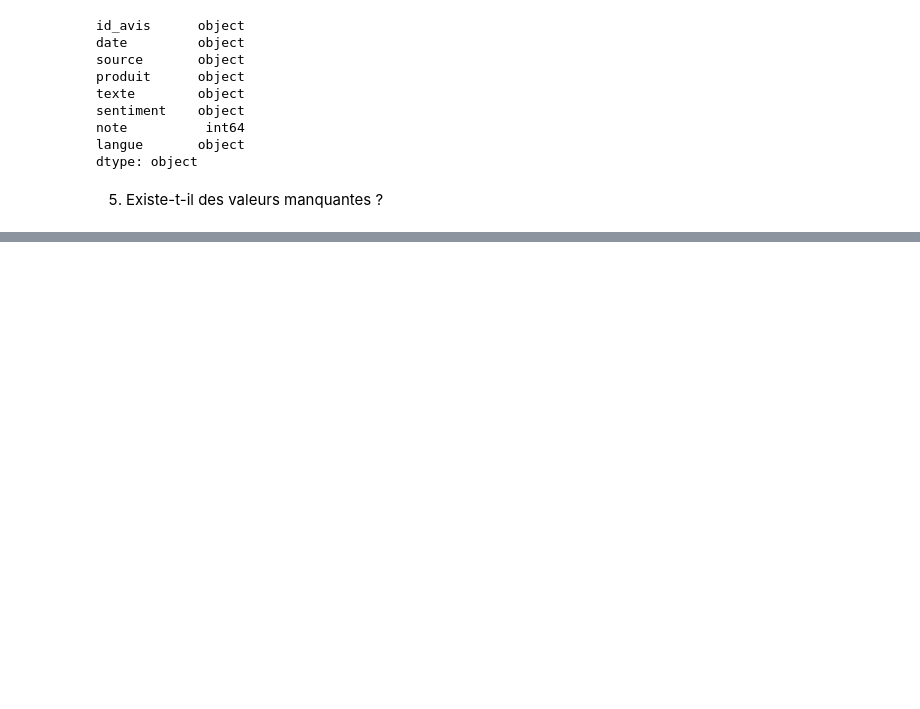
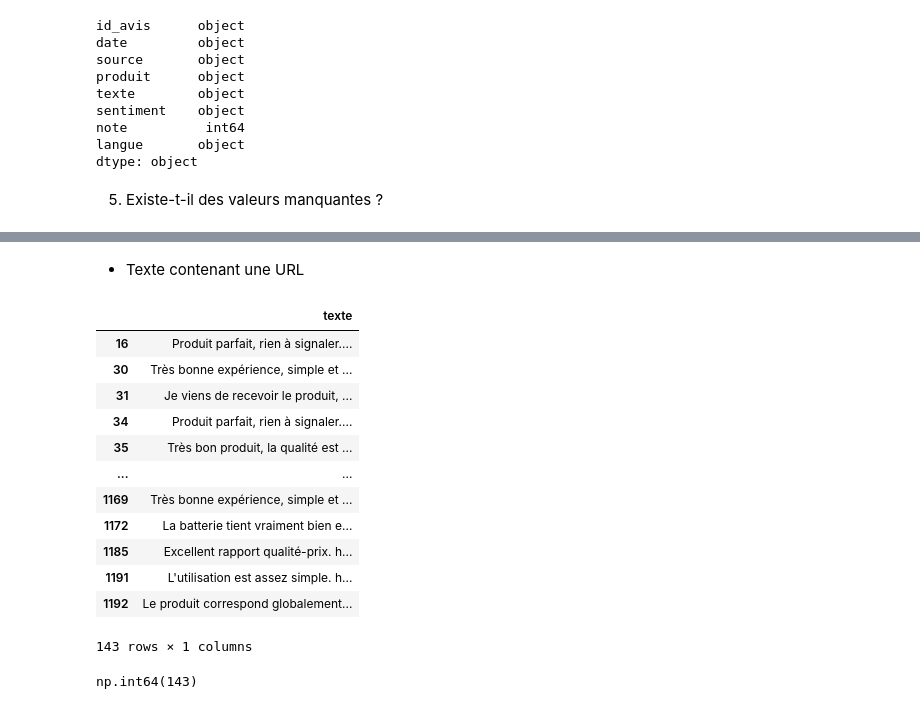
Before and after one commit to khadidiatoungom4-ai/Atelier_prepa_donnees_textuelles, a Jupyter notebook: notebooks/atelier_prepa_donnees_textuelles.ipynb, the cells around one changed output, grey strips where cells are left out. Drawn from its saved outputs; the diff is of its cells as text; code cells hidden in the pictures; blank space fills up the shorter version.

```diff
--- a/notebooks/atelier_prepa_donnees_textuelles.ipynb
+++ b/notebooks/atelier_prepa_donnees_textuelles.ipynb
@@ -88,0 +117,6 @@ dtype: int64
+# %%
+texte = df["texte"].fillna("")
+df.loc[
+    texte.str.strip() == "",
+    ["texte"]
+]
@@ -88,0 +131,33 @@ dtype: int64
+# %% [markdown]
+- Texte contenant une URL
+# %%
+df.loc[
+    texte.str.contains(
+        r"https?://|www\.",
+        case=False,
+        regex=True
+    ),
+    ["texte"]
+]
+# %% [output]
+|  | texte |
+| 16 | Produit parfait, rien à signaler.... |
+| 30 | Très bonne expérience, simple et ... |
+| 31 | Je viens de recevoir le produit, ... |
+| 34 | Produit parfait, rien à signaler.... |
+| 35 | Très bon produit, la qualité est ... |
+| ... | ... |
+| 1169 | Très bonne expérience, simple et ... |
+| 1172 | La batterie tient vraiment bien e... |
+| 1185 | Excellent rapport qualité-prix. h... |
+| 1191 | L'utilisation est assez simple. h... |
+| 1192 | Le produit correspond globalement... |
+143 rows × 1 columns
+# %%
+### Comptage des texte contenant des URL
+texte.str.contains(
+    r"https?://|www\.",
+    regex=True
+).sum()
+# %% [output]
+np.int64(143)
```
Also changed, not shown: parts of 26 cells of this notebook.
